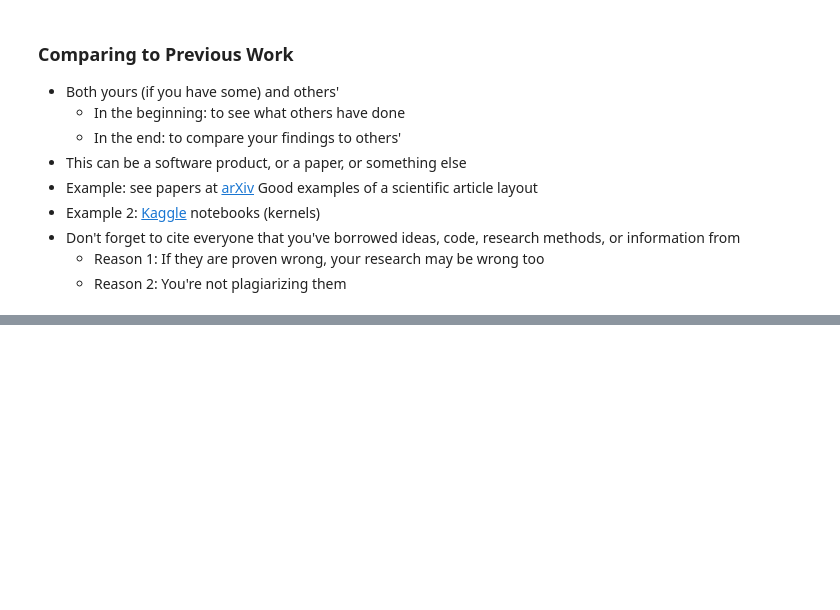
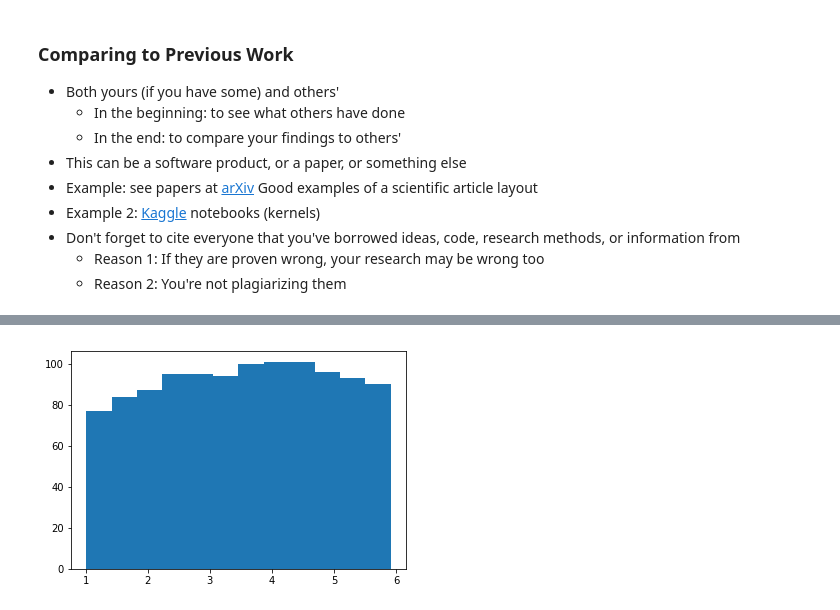
Before and after one commit to mstoychev/Data-Science-SoftwareUniversity, a Jupyter notebook: 7. Data Science Project Architecture/1. Class Notes/Class notes Data Science Project Architecture.ipynb, the cells around one changed output, grey strips where cells are left out. Cells and saved outputs as stored; diff of their text form; code cells hidden in the pictures; blank space fills up the shorter version.

```diff
--- a/7. Data Science Project Architecture/1. Class Notes/Class notes Data Science Project Architecture.ipynb
+++ b/7. Data Science Project Architecture/1. Class Notes/Class notes Data Science Project Architecture.ipynb
@@ -410,0 +456,8 @@ Good examples of a scientific article layout
+# %%
+hist, bins = np.histogram(x, bins = "fd")
+width = (bins[1] - bins[0])
+center = (bins[:1] + bins[1:]) / 2
+plt.bar(center, hist, align = "center", width = width)
+plt.show()
+# %% [output]
+[figure, added]
```
Also changed, not shown: parts of 12 cells of this notebook.
